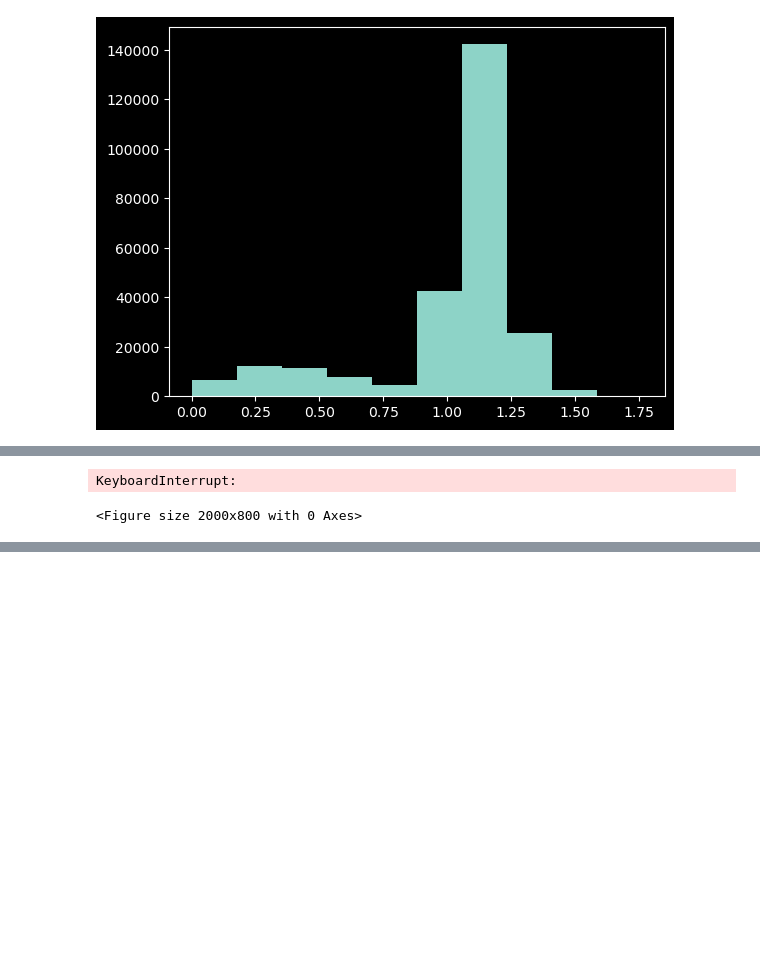
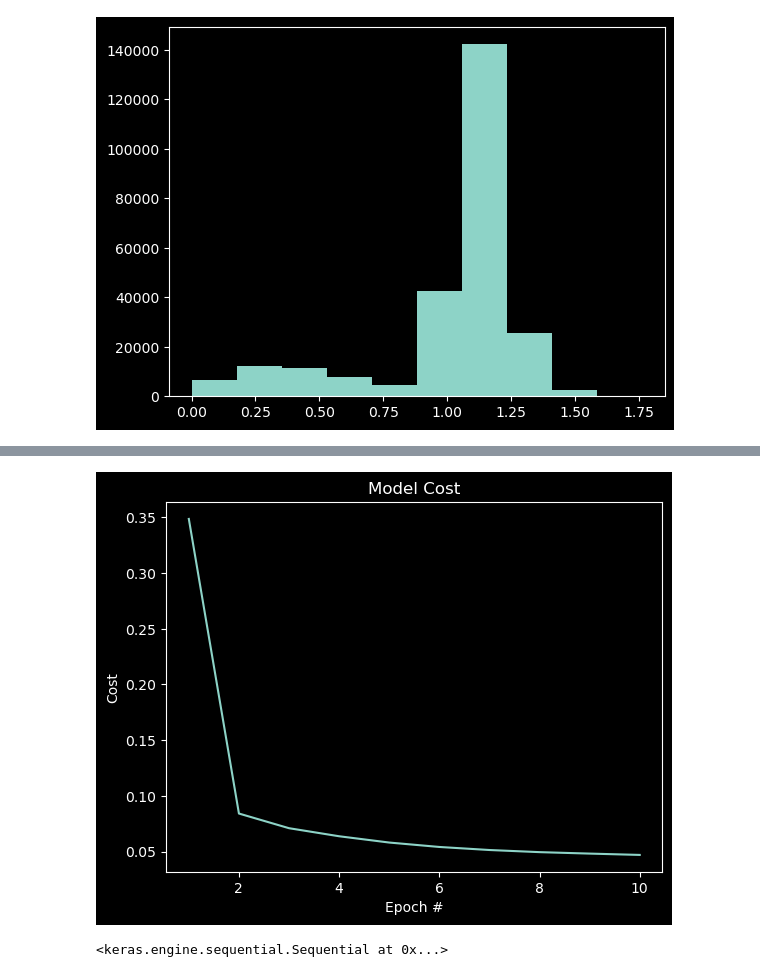
Before and after one commit to Jewdah18/Loan-Default-Risk, a Jupyter notebook: notebooks/Modelling.ipynb, the cells around one changed output, grey strips where cells are left out. Drawn from its saved outputs; the diff is of its cells as text; code cells hidden in the pictures; blank space fills up the shorter version.

```diff
--- a/notebooks/Modelling.ipynb
+++ b/notebooks/Modelling.ipynb
@@ -245,5 +93,45 @@ Epoch [38/38], Step [191001/191790], Loss: 0.0271
-# %%
-eval_model(X_test, y_test, bignet)
-# %% [output]
-KeyboardInterrupt:
-<Figure size 2000x800 with 0 Axes>
+# %%
+def tf_model(X_train, y_train, ep, b_s):
+    # Initialize the model
+    model = Sequential()
+
+    # Create the first layer of the deep learning model with input set the number of features in X_train
+    model.add(Dense(61, activation = 'relu', input_dim = X_train.shape[1]))
+    # Add a middle layer to give the model more complexity
+    model.add(Dense(61, activation = 'relu'))
+    # Add a middle layer to give the model more complexity
+    model.add(Dense(61, activation = 'relu'))
+    # Add a middle layer to give the model more complexity
+    model.add(Dense(61, activation = 'relu'))
+    # Add a middle layer to give the model more complexity
+    model.add(Dense(61, activation = 'relu'))
+    # Add a middle layer to give the model more complexity
+    model.add(Dense(61, activation = 'relu'))
+    # Add a middle layer to give the model more complexity
+    model.add(Dense(61, activation = 'relu'))
+    # Add a middle layer to give the model more complexity
+    model.add(Dense(61, activation = 'relu'))
+    # Add a middle layer to give the model more complexity
+    model.add(Dense(61, activation = 'relu'))
+    # Add a middle layer to give the model more complexity
+    model.add(Dense(53, activation = 'relu'))
+    # Add a middle layer to give the model more complexity
+    model.add(Dense(38, activation = 'relu'))
+    # Add a middle layer to give the model more complexity
+    model.add(Dense(25, activation = 'relu'))
+    # Add a middle layer to give the model more complexity
+    model.add(Dense(14, activation = 'relu'))
+    # Finish with the same amount of nodes as categories that there are to predict
+    model.add(Dense(1, activation = 'linear'))
+    # Compile the network with the standard optimiizer and loss function
+    model.compile(optimizer = 'adam', loss = 'mean_squared_error', metrics = ['mean_absolute_error'])
+    # Train the model with X_train and the encoded categorical y_group
+    history = model.fit(X_train.astype('float32'), y_train, epochs = ep, batch_size = b_s)
+    # Store the losses in a variable
+    losses = history.history['loss']
+    loss_plot(losses, int(ep))
+
+    return model
+# %%
+tf_model(X_train, y_train, 10, 5000)
+# %% [output]
@@ -249,0 +158,2 @@ KeyboardInterrupt:
+[figure, added]
+<keras.engine.sequential.Sequential at 0x...>
```
Also changed, not shown: parts of 10 cells of this notebook.
